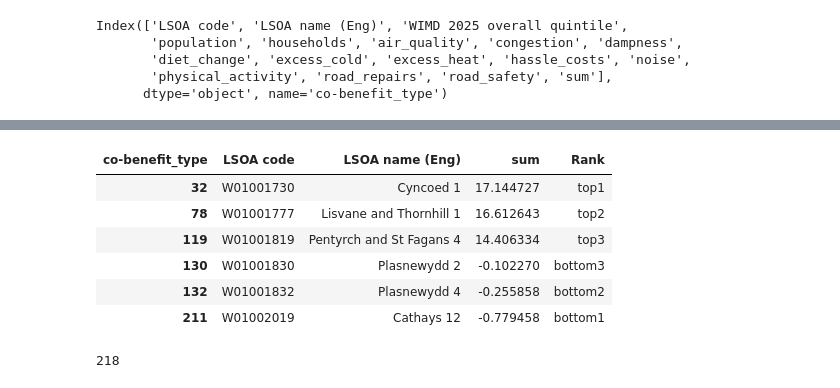
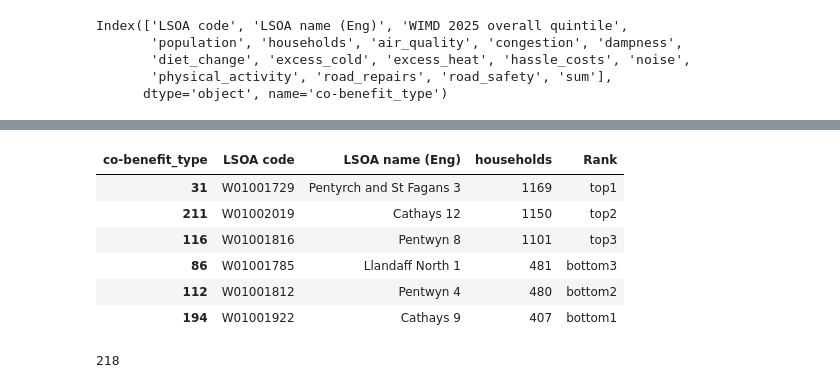
Before and after one commit to AuraFrizzati/VizElves2025, a Jupyter notebook: python_code/Explore_Level2_data.ipynb, the cells around one changed output, grey strips where cells are left out. Drawn from its saved outputs; the diff is of its cells as text; code cells hidden in the pictures.

```diff
--- a/python_code/Explore_Level2_data.ipynb
+++ b/python_code/Explore_Level2_data.ipynb
@@ -184,21 +188,21 @@ l2data_totals.head()
 | 3 | W01001697 | Adamsdown 4 | 2 | 2024 | 864 | 1.427662 | ... |
 | 4 | W01001698 | Adamsdown 5 | 1 | 2148 | 947 | 1.509416 | ... |
 # %%
-top3_l2data_totals = l2data_totals.sort_values('sum', ascending=False).head(3)[['LSOA code', 'LSOA name (Eng)', 'sum']]
+top3_l2data_totals = l2data_totals.sort_values('households', ascending=False).head(3)[['LSOA code', 'LSOA name (Eng)', 'households']]
 top3_l2data_totals['Rank'] = ['top1', 'top2', 'top3']
-bottom3_l2data_totals = l2data_totals.sort_values('sum', ascending=False).tail(3)[['LSOA code', 'LSOA name (Eng)', 'sum']]
+bottom3_l2data_totals = l2data_totals.sort_values('households', ascending=False).tail(3)[['LSOA code', 'LSOA name (Eng)', 'households']]
 bottom3_l2data_totals['Rank'] = ['bottom3', 'bottom2', 'bottom1']
 NetZeroSum_TopBottom = pd.concat([top3_l2data_totals, bottom3_l2data_totals])
 
 NetZeroSum_TopBottom
 # %% [output]
-| co-benefit_type | LSOA code | LSOA name (Eng) | sum | Rank |
-| 32 | W01001730 | Cyncoed 1 | 17.144727 | top1 |
-| 78 | W01001777 | Lisvane and Thornhill 1 | 16.612643 | top2 |
-| 119 | W01001819 | Pentyrch and St Fagans 4 | 14.406334 | top3 |
-| 130 | W01001830 | Plasnewydd 2 | -0.102270 | bottom3 |
-| 132 | W01001832 | Plasnewydd 4 | -0.255858 | bottom2 |
-| 211 | W01002019 | Cathays 12 | -0.779458 | bottom1 |
+| co-benefit_type | LSOA code | LSOA name (Eng) | households | Rank |
+| 31 | W01001729 | Pentyrch and St Fagans 3 | 1169 | top1 |
+| 211 | W01002019 | Cathays 12 | 1150 | top2 |
+| 116 | W01001816 | Pentwyn 8 | 1101 | top3 |
+| 86 | W01001785 | Llandaff North 1 | 481 | bottom3 |
+| 112 | W01001812 | Pentwyn 4 | 480 | bottom2 |
+| 194 | W01001922 | Cathays 9 | 407 | bottom1 |
 # %%
 l2data_totals['LSOA code'].nunique()
 # %% [output]
```
Also changed, not shown: parts of 3 cells of this notebook, 10 other files.
